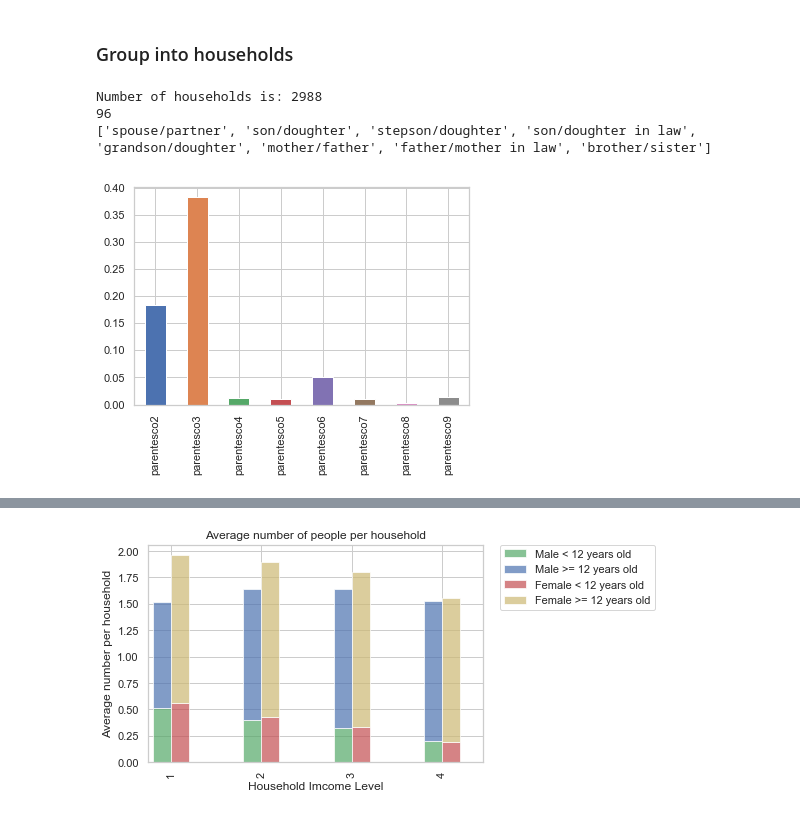
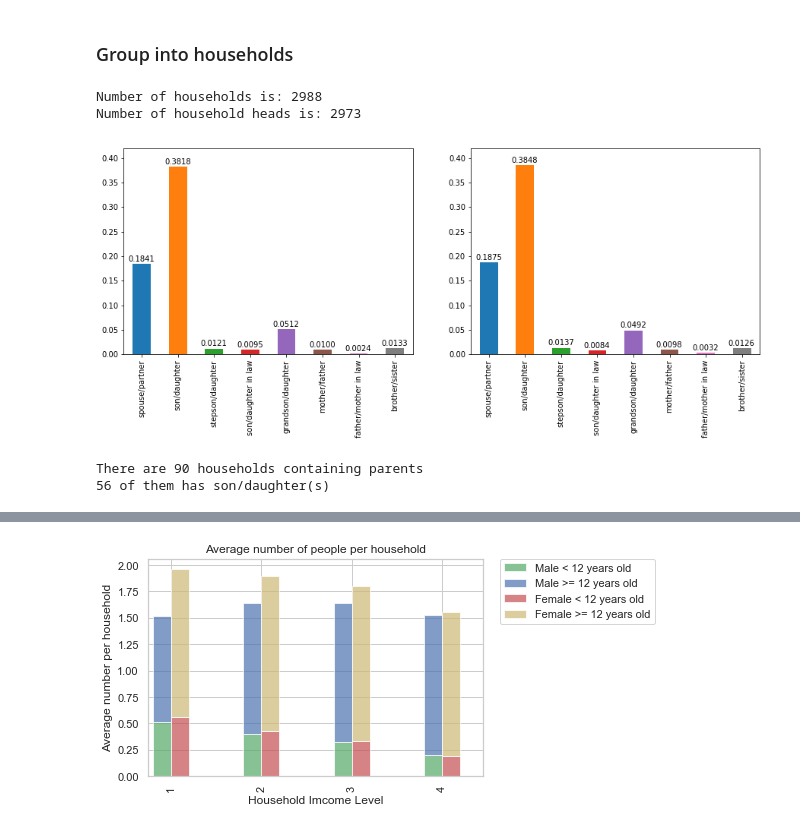
Before and after one commit to zhaomh1998/ece143, a Jupyter notebook: plot1.ipynb, the cells around one changed output, grey strips where cells are left out. Drawn from its saved outputs; the diff is of its cells as text; code cells hidden in the pictures.

```diff
--- a/plot1.ipynb
+++ b/plot1.ipynb
@@ -130,42 +130,48 @@ fig.tight_layout()
 # %%
 households = training.groupby('idhogar')
 household_ids = households.groups.keys()
 print(f'Number of households is: {len(household_ids)}')
-
-def count_in_households(column_name, household_id, data_grouped):
-    """
-    Count number of column_name in the household_idm, from dataset grouped by households, data_grouped
-    :param column_name: Name of the column counting from the dataset, in string
-    :type column_name: string
-    :param household_id: Household group ID
-    :type household_id: string
-    :param data_grouped: Dataset to work on
-    :type data_grouped: Pandas group
-    """
-    assert isinstance(column_name, str)
-    assert isinstance(household_id, str)
-    assert isinstance(data_grouped, pd.core.groupby.DataFrameGroupBy)
-    assert household_id in data_grouped.groups.keys()
-    household_df = data_grouped.get_group(household_id)
-    return household_df[column_name].sum()
+household_heads = training['parentesco1'].sum()
+print(f'Number of household heads is: {household_heads}')
+# def count_in_households(column_name, household_id, data_grouped):
+#     """
+#     Count number of column_name in the household_idm, from dataset grouped by households, data_grouped
+#     :param column_name: Name of the column counting from the dataset, in string
+#     :type column_name: string
+#     :param household_id: Household group ID
+#     :type household_id: string
+#     :param data_grouped: Dataset to work on
+#     :type data_grouped: Pandas group
+#     """
+#     assert isinstance(column_name, str)
+#     assert isinstance(household_id, str)
+#     assert isinstance(data_grouped, pd.core.groupby.DataFrameGroupBy)
+#     assert household_id in data_grouped.groups.keys()
+#     household_df = data_grouped.get_group(household_id)
+#     return household_df[column_name].sum()
 
 
 
-parents_count = pd.Series([count_in_households('parentesco7', hh_id, households) for hh_id in household_ids]).value_counts()
-parents_count = [count_in_households('parentesco7', hh_id, households) for hh_id in household_ids]
-print(sum(parents_count))
+# parents_count = pd.Series([count_in_households('parentesco7', hh_id, households) for hh_id in household_ids]).value_counts()
+# parents_count = [count_in_households('parentesco7', hh_id, households) for hh_id in household_ids]
 
 constitution_cols = ['parentesco2','parentesco3','parentesco4','parentesco5','parentesco6','parentesco7','parentesco8','parentesco9']
-family_constitution = training[constitution_cols]
-family_constitution_avg = family_constitution.mean()
-family_constitution_avg.plot.bar()
-print([col_descrip[keys][6:] for keys in constitution_cols])
-# fig, ax = plt.subplots()
-# plt.bar(x=[col_descrip[keys][6:] for keys in constitution_cols], y=family_constitution_avg.values)
-# ax.set_xticklabels(*[col_descrip[keys][6:] for keys in constitution_cols])
-# family_constitution_avg.values
+fig, axes = plt.subplots(1,2, figsize=(15,5))
+training[constitution_cols].mean().plot.bar(ax=axes[0])
+test[constitution_cols].mean().plot.bar(ax=axes[1])
+for ax_index in range(len(axes)):
+    axes[ax_index].set_ylim(0,0.42)
+    for bar in axes[ax_index].patches:
+        axes[ax_index].annotate(f'{bar.get_height():.4f}', (bar.get_x() - bar.get_width()/4, bar.get_height()+0.005))
+    axes[ax_index].set_xticklabels([col_descrip[keys][6:] for keys in constitution_cols]);
 # %% [output]
 Number of households is: 2988
-96
-['spouse/partner', 'son/doughter', 'stepson/doughter', 'son/doughter in law', 'grandson/doughter', 'mother/father', 'father/mother in law', 'brother/sister']
+Number of household heads is: 2973
-[figure, old version]
+[figure, new version]
+# %%
+households_with_parents = households['parentesco7'].any()
+households_with_parents_child = (households['parentesco7'].any() & households['parentesco3'].any())
+print(f'There are {households_with_parents.sum()} households containing parents\n{households_with_parents_child.sum()} of them has son/daughter(s)')
+# %% [output]
+There are 90 households containing parents
+56 of them has son/daughter(s)
```
Also changed, not shown: parts of 6 cells of this notebook.
